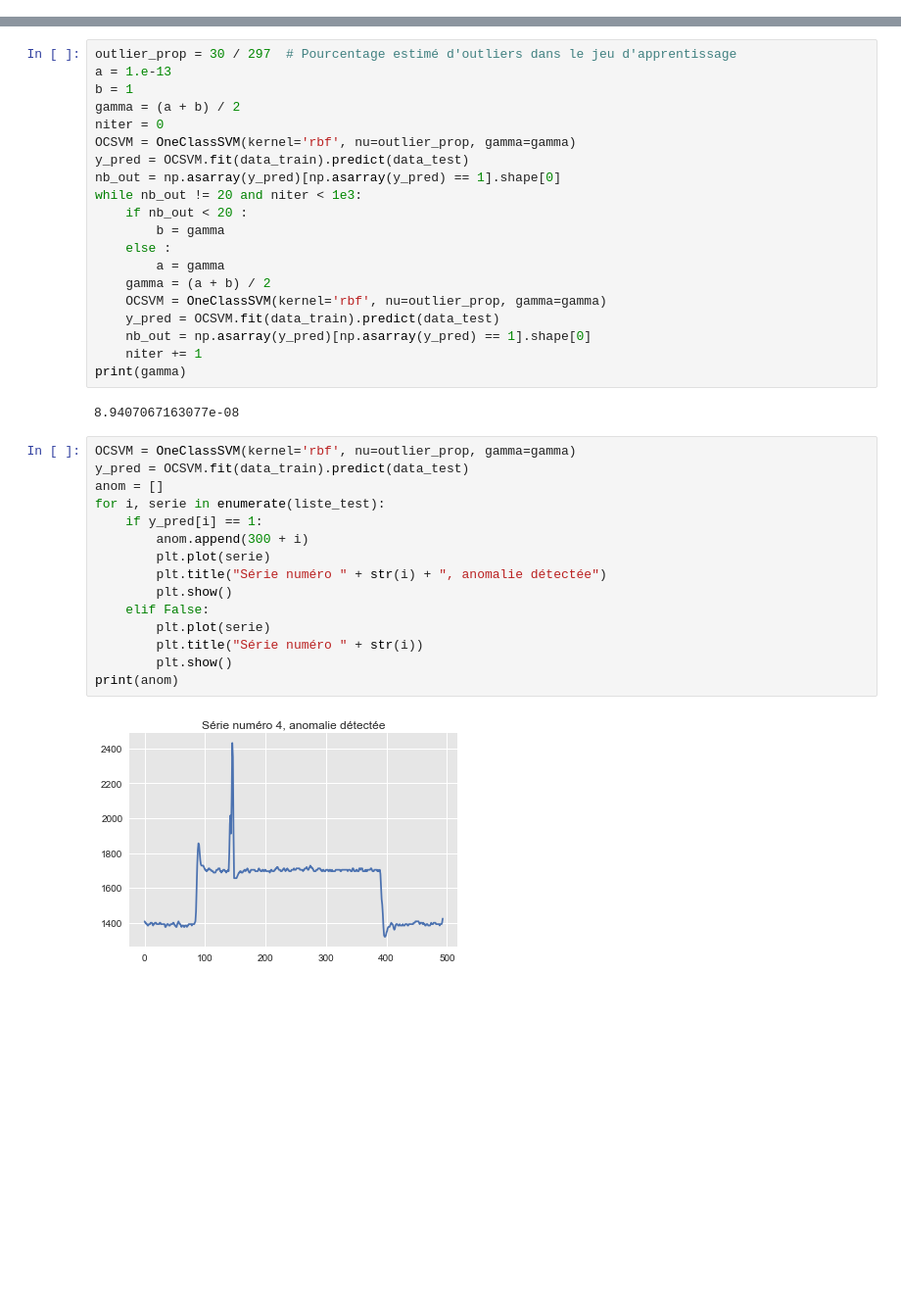
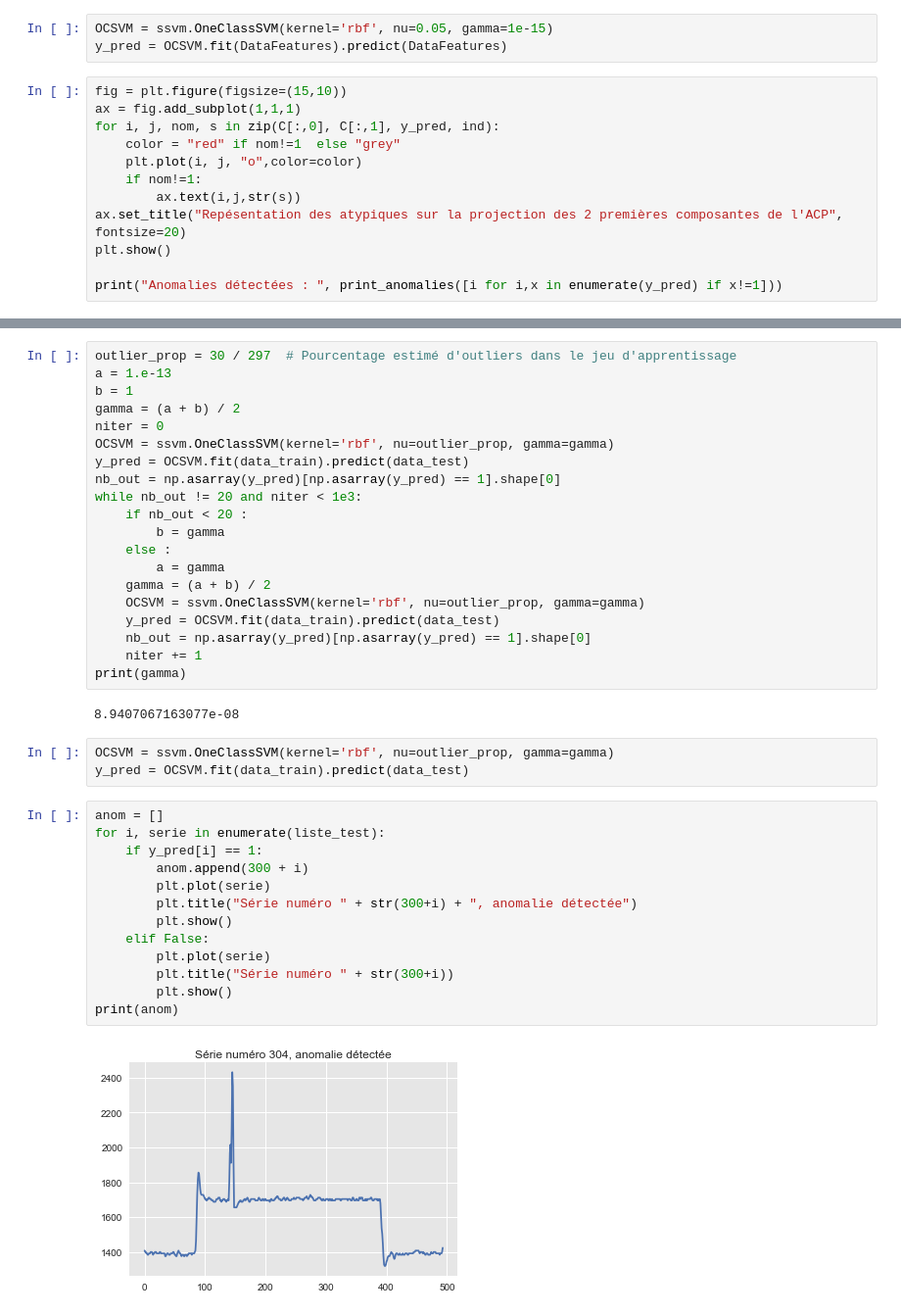
Before and after one commit to PaulCharnay/Projet_Anomalies, a Jupyter notebook: Avancement_projet_Anomalies_2_avril.ipynb, the cells around one changed output, grey strips where cells are left out. Shown at 98% size. Saved outputs shown, nothing was run; the diff lists cells and outputs as text; blank space fills up the shorter version.

```diff
--- a/Avancement_projet_Anomalies_2_avril.ipynb
+++ b/Avancement_projet_Anomalies_2_avril.ipynb
@@ -568,0 +552,15 @@ Anomalies :  [ 30  46 130 139 146 165 179 198 211 237 265 298 304 328 358 369 38
+# %%
+OCSVM = ssvm.OneClassSVM(kernel='rbf', nu=0.05, gamma=1e-15)
+y_pred = OCSVM.fit(DataFeatures).predict(DataFeatures)
+# %%
+fig = plt.figure(figsize=(15,10))
+ax = fig.add_subplot(1,1,1)
+for i, j, nom, s in zip(C[:,0], C[:,1], y_pred, ind):
+    color = "red" if nom!=1  else "grey"
+    plt.plot(i, j, "o",color=color)
+    if nom!=1:
+        ax.text(i,j,str(s))
+ax.set_title("Repésentation des atypiques sur la projection des 2 premières composantes de l'ACP", fontsize=20)
+plt.show()
+
+print("Anomalies détectées : ", print_anomalies([i for i,x in enumerate(y_pred) if x!=1]))
@@ -576,7 +575,7 @@ a = 1.e-13
 b = 1
 gamma = (a + b) / 2
 niter = 0
-OCSVM = OneClassSVM(kernel='rbf', nu=outlier_prop, gamma=gamma)
+OCSVM = ssvm.OneClassSVM(kernel='rbf', nu=outlier_prop, gamma=gamma)
 y_pred = OCSVM.fit(data_train).predict(data_test)
 nb_out = np.asarray(y_pred)[np.asarray(y_pred) == 1].shape[0]
 while nb_out != 20 and niter < 1e3:
@@ -585,27 +584,28 @@ while nb_out != 20 and niter < 1e3:
     else :
         a = gamma
     gamma = (a + b) / 2
-    OCSVM = OneClassSVM(kernel='rbf', nu=outlier_prop, gamma=gamma)
+    OCSVM = ssvm.OneClassSVM(kernel='rbf', nu=outlier_prop, gamma=gamma)
     y_pred = OCSVM.fit(data_train).predict(data_test)
     nb_out = np.asarray(y_pred)[np.asarray(y_pred) == 1].shape[0]
     niter += 1
 print(gamma)
 # %% [output]
 8.9407067163077e-08
+# %%
+OCSVM = ssvm.OneClassSVM(kernel='rbf', nu=outlier_prop, gamma=gamma)
+y_pred = OCSVM.fit(data_train).predict(data_test)
 # %%
-OCSVM = OneClassSVM(kernel='rbf', nu=outlier_prop, gamma=gamma)
-y_pred = OCSVM.fit(data_train).predict(data_test)
 anom = []
 for i, serie in enumerate(liste_test):
     if y_pred[i] == 1:
         anom.append(300 + i)
         plt.plot(serie)
-        plt.title("Série numéro " + str(i) + ", anomalie détectée")
+        plt.title("Série numéro " + str(300+i) + ", anomalie détectée")
         plt.show()
     elif False:
         plt.plot(serie)
-        plt.title("Série numéro " + str(i))
+        plt.title("Série numéro " + str(300+i))
         plt.show()
 print(anom)
 # %% [output]
-[figure, old version]
+[figure, new version]
```
Also changed, not shown: parts of 32 cells of this notebook.
